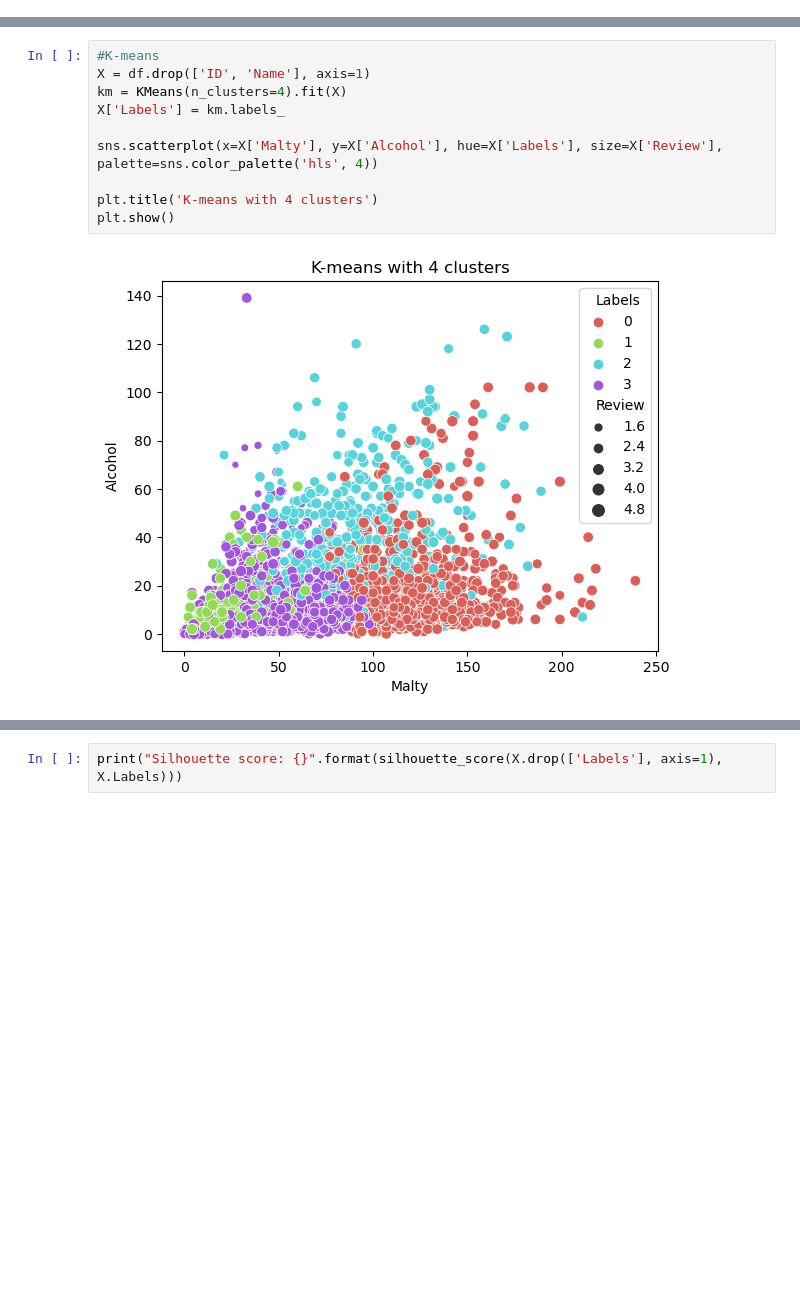
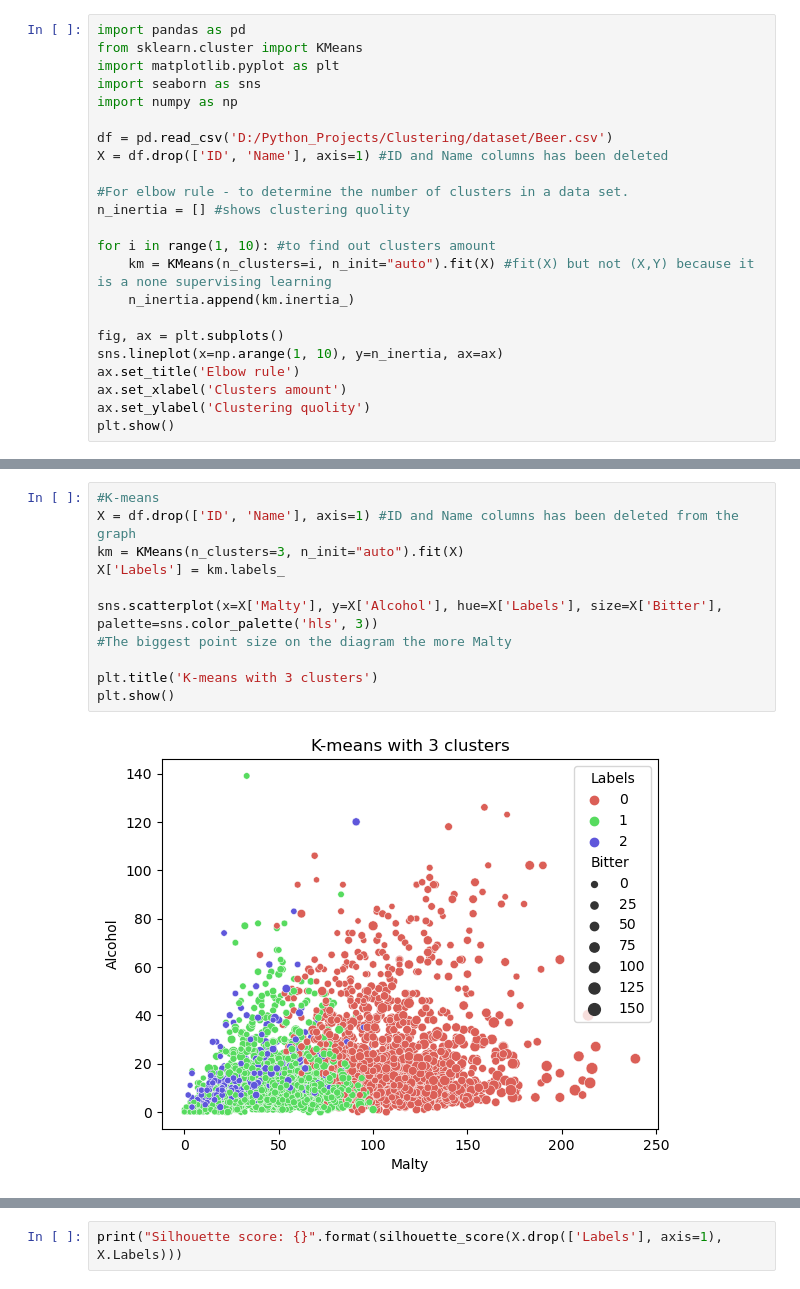
Before and after one commit to Snedakket/Beer_Clustering, a Jupyter notebook: Clustering.ipynb, the cells around one changed output, grey strips where cells are left out. Drawn from its saved outputs; the diff is of its cells as text; blank space fills up the shorter version.

```diff
--- a/Clustering.ipynb
+++ b/Clustering.ipynb
@@ -50,0 +59,23 @@ df.describe(include='all') #Values description
+# %%
+import pandas as pd
+from sklearn.cluster import KMeans
+import matplotlib.pyplot as plt
+import seaborn as sns
+import numpy as np
+
+df = pd.read_csv('D:/Python_Projects/Clustering/dataset/Beer.csv')
+X = df.drop(['ID', 'Name'], axis=1) #ID and Name columns has been deleted
+
+#For elbow rule - to determine the number of clusters in a data set.
+n_inertia = [] #shows clustering quolity
+
+for i in range(1, 10): #to find out clusters amount
+    km = KMeans(n_clusters=i, n_init="auto").fit(X) #fit(X) but not (X,Y) because it is a none supervising learning
+    n_inertia.append(km.inertia_)
+
+fig, ax = plt.subplots()
+sns.lineplot(x=np.arange(1, 10), y=n_inertia, ax=ax)
+ax.set_title('Elbow rule')
+ax.set_xlabel('Clusters amount')
+ax.set_ylabel('Clustering quolity')
+plt.show()
@@ -51,13 +84,14 @@ df.describe(include='all') #Values description
 # %%
 #K-means
-X = df.drop(['ID', 'Name'], axis=1)
-km = KMeans(n_clusters=4).fit(X)
+X = df.drop(['ID', 'Name'], axis=1) #ID and Name columns has been deleted from the graph
+km = KMeans(n_clusters=3, n_init="auto").fit(X)
 X['Labels'] = km.labels_
 
-sns.scatterplot(x=X['Malty'], y=X['Alcohol'], hue=X['Labels'], size=X['Review'], palette=sns.color_palette('hls', 4))
+sns.scatterplot(x=X['Malty'], y=X['Alcohol'], hue=X['Labels'], size=X['Bitter'], palette=sns.color_palette('hls', 3))
+#The biggest point size on the diagram the more Malty
 
-plt.title('K-means with 4 clusters')
+plt.title('K-means with 3 clusters')
 plt.show()
 # %% [output]
-[figure, old version]
+[figure, new version]
 # %%
```
Also changed, not shown: parts of 12 cells of this notebook.
